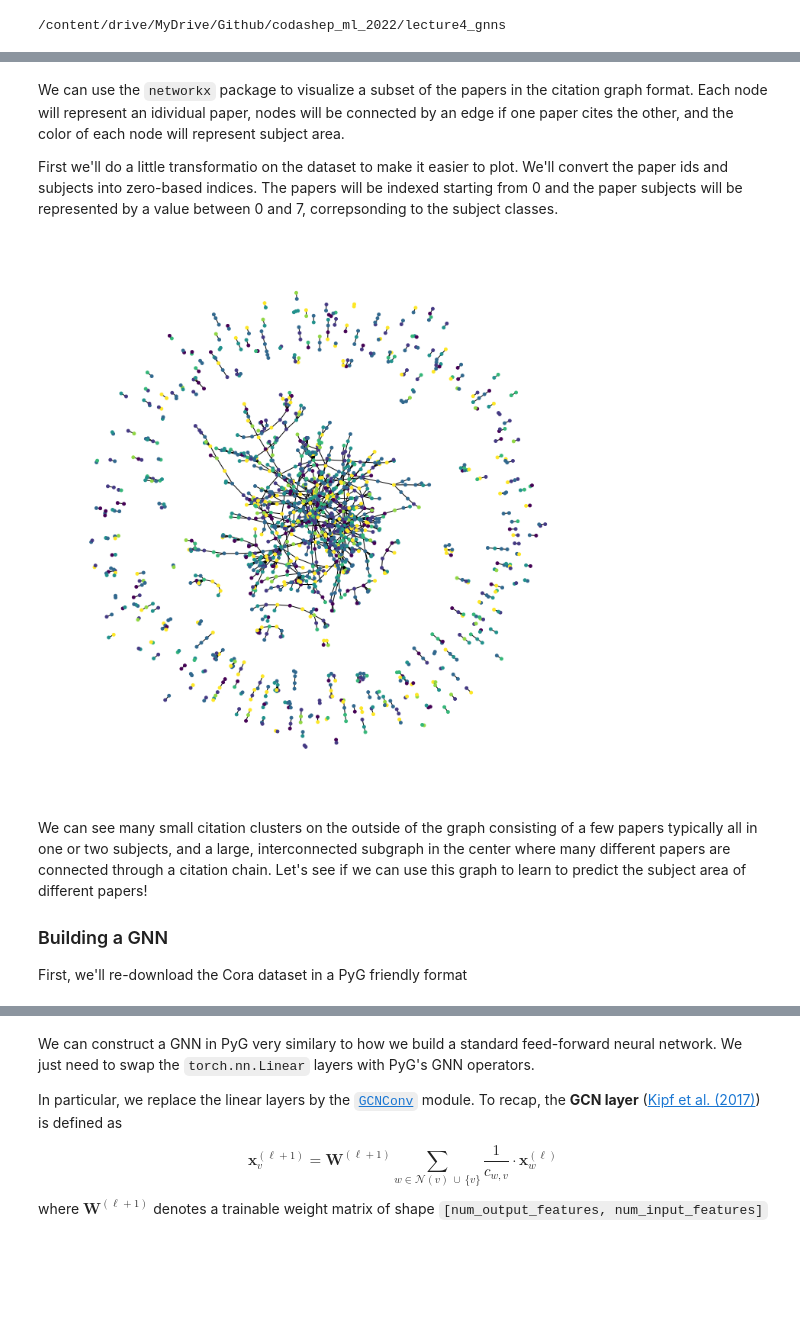
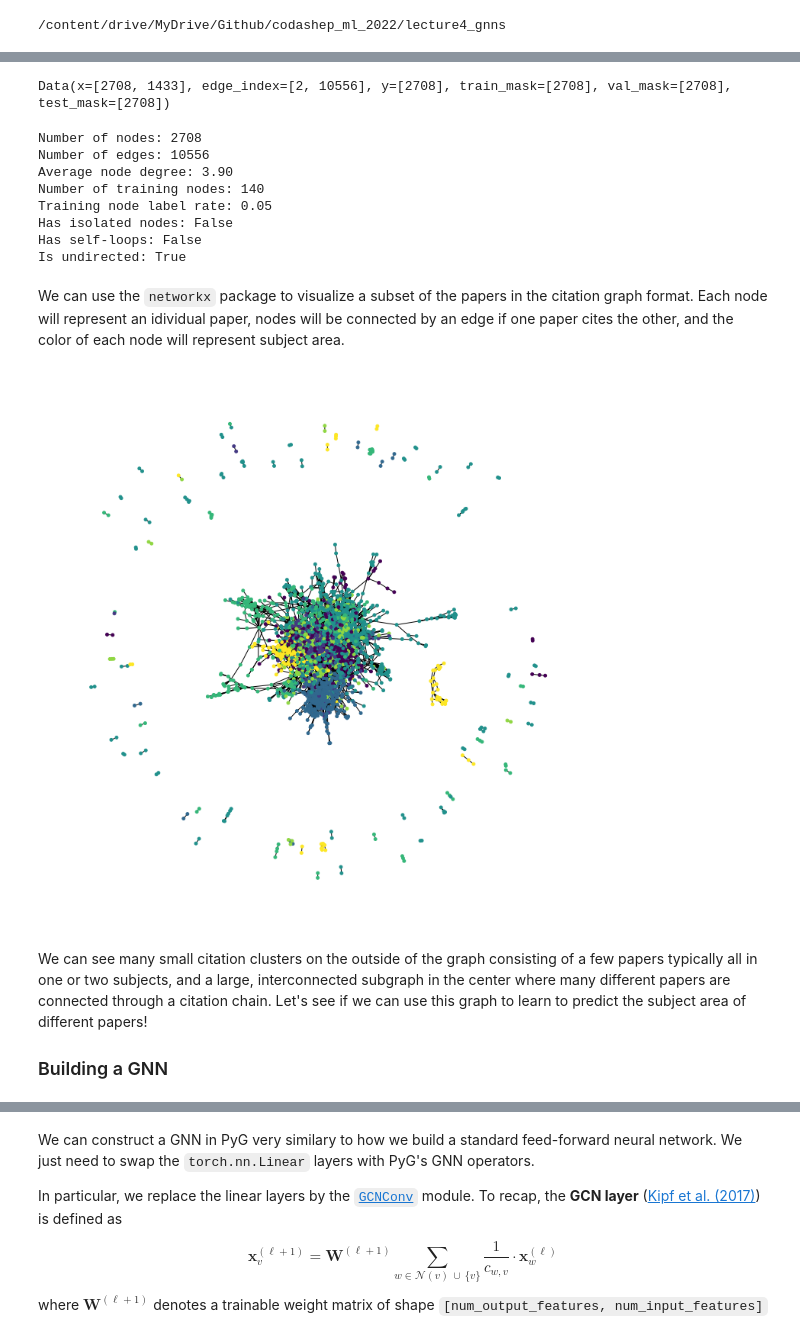
Before and after one commit to savvy379/codashep_ml_2022, a Jupyter notebook: lecture4_gnns/Graph_Neural_Networks.ipynb, the cells around one changed output, grey strips where cells are left out. Saved outputs shown, nothing was run; the diff lists cells and outputs as text; code cells hidden in the pictures; blank space fills up the shorter version.

```diff
--- a/lecture4_gnns/Graph_Neural_Networks.ipynb
+++ b/lecture4_gnns/Graph_Neural_Networks.ipynb
@@ -165,4 +266,23 @@ Name: subject, dtype: int64
+# %%
+# import the cora citation network
+from torch_geometric.datasets import Planetoid
+cora_dataset = Planetoid(root='data/Planetoid', name='Cora')
+# %%
+# there is only one graph in this dataset
+cora = cora_dataset[0]
+cora
+# %% [output]
+Data(x=[2708, 1433], edge_index=[2, 10556], y=[2708], train_mask=[2708], val_mask=[2708], test_mask=[2708])
+# %%
+get_graph_stats(cora)
+# %% [output]
+Number of nodes: 2708
+Number of edges: 10556
+Average node degree: 3.90
+Number of training nodes: 140
+Training node label rate: 0.05
+Has isolated nodes: False
+Has self-loops: False
+Is undirected: True
 # %% [markdown]
 We can use the `networkx` package to visualize a subset of the papers in the citation graph format. Each node will represent an idividual paper, nodes will be connected by an edge if one paper cites the other, and the color of each node will represent subject area.
-
-First we'll do a little transformatio on the dataset to make it easier to plot. We'll convert the paper ids and subjects into zero-based indices. The papers will be indexed starting from 0 and the paper subjects will be represented by a value between 0 and 7, correpsonding to the subject classes.
@@ -178,13 +289,11 @@ papers["subject"] = papers["subject"].apply(lambda value: class_idx[value])
 # %%
-plt.figure(figsize=(10, 10))
-colors = papers["subject"].tolist()
-cora_graph = nx.from_pandas_edgelist(citations.sample(n=1500))
-subjects = list(papers[papers["paper_id"].isin(list(cora_graph.nodes))]["subject"])
-nx.draw_spring(cora_graph, node_size=15, node_color=subjects)
+# let's visualize the graph
+plt.figure(figsize=(10,10))
+cora_nx = torch_geometric.utils.to_networkx(cora, to_undirected=True)
+nx.draw(cora_nx, node_size=15, node_color=cora.y)
 # %% [output]
-[figure, old version]
+[figure, new version]
 # %% [markdown]
 We can see many small citation clusters on the outside of the graph consisting of a few papers typically all in one or two subjects, and a large, interconnected subgraph in the center where many different papers are connected through a citation chain. Let's see if we can use this graph to learn to predict the subject area of different papers!
 
 ### Building a GNN
-First, we'll re-download the Cora dataset in a PyG friendly format
```
Also changed, not shown: parts of 48 cells of this notebook.
